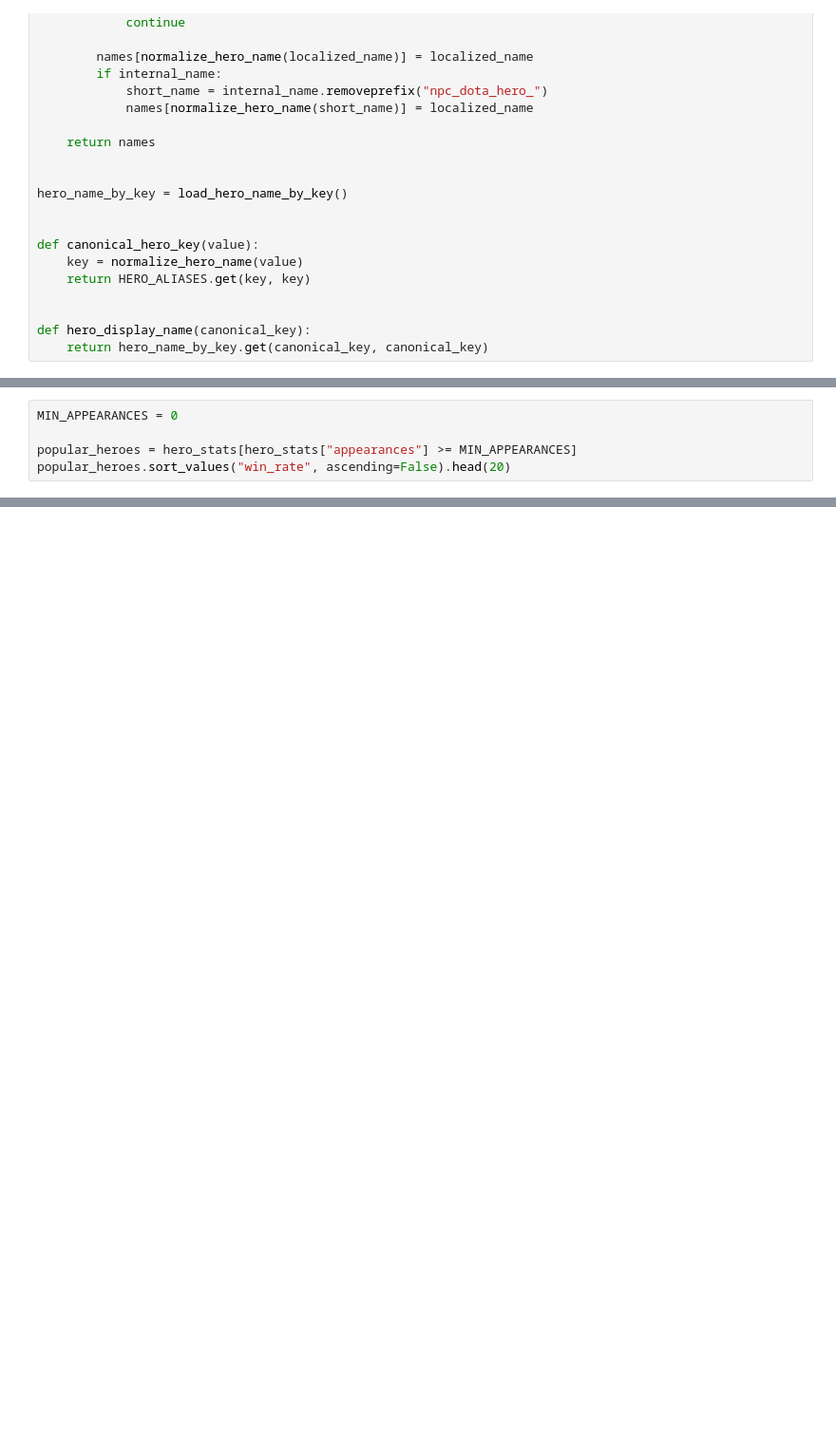
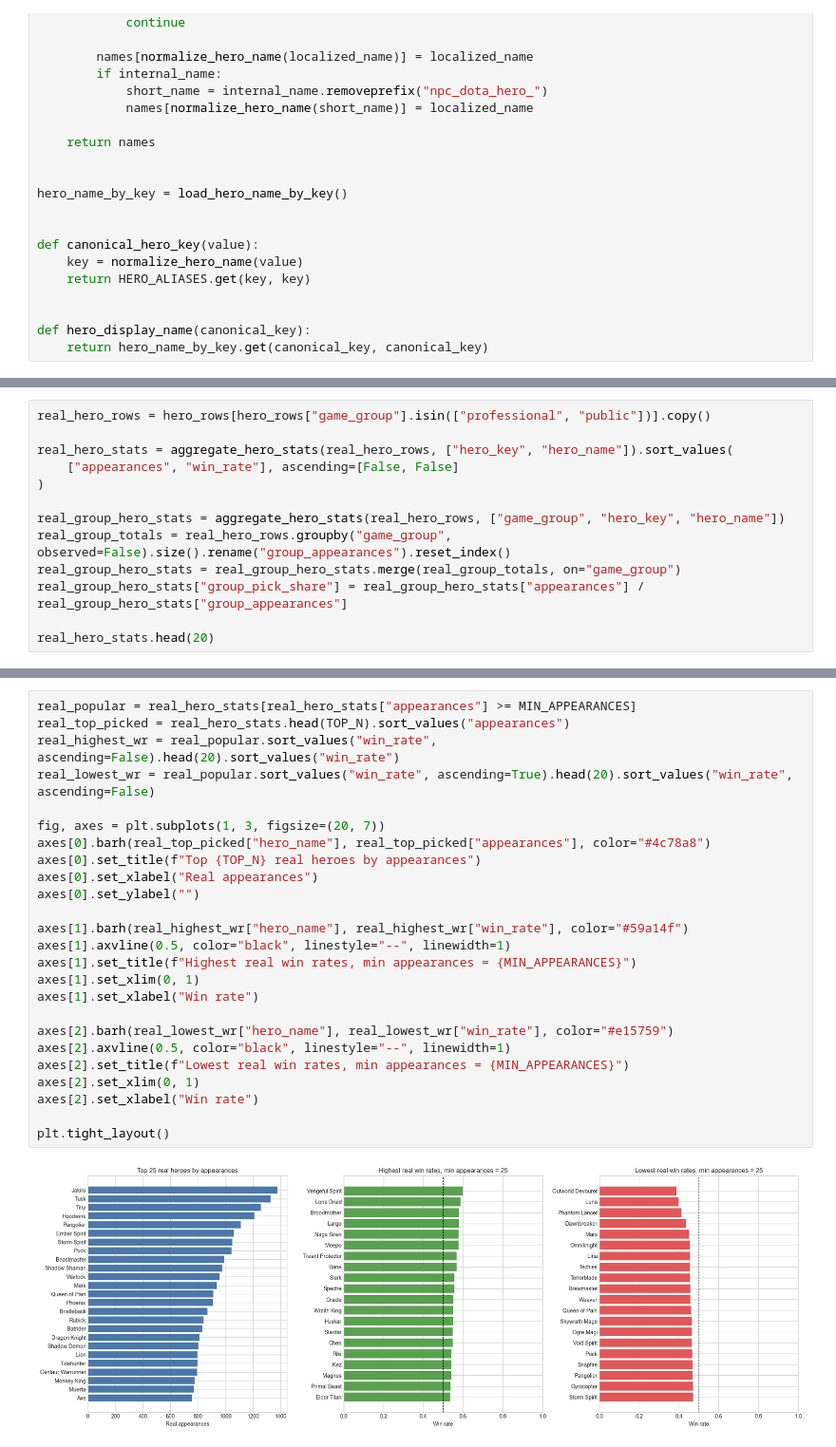
Before and after one commit to alwaysmeow/dota-predictor, a Jupyter notebook: notebooks/dataset_analysis.ipynb, the cells around one changed output, grey strips where cells are left out. Shown at 95% size. Saved outputs shown, nothing was run; the diff lists cells and outputs as text; blank space fills up the shorter version.

```diff
--- a/notebooks/dataset_analysis.ipynb
+++ b/notebooks/dataset_analysis.ipynb
@@ -201,5 +82,0 @@ summary
-# %%
-MIN_APPEARANCES = 0
-
-popular_heroes = hero_stats[hero_stats["appearances"] >= MIN_APPEARANCES]
-popular_heroes.sort_values("win_rate", ascending=False).head(20)
@@ -284,0 +240,13 @@ plt.tight_layout()
+# %%
+real_hero_rows = hero_rows[hero_rows["game_group"].isin(["professional", "public"])].copy()
+
+real_hero_stats = aggregate_hero_stats(real_hero_rows, ["hero_key", "hero_name"]).sort_values(
+    ["appearances", "win_rate"], ascending=[False, False]
+)
+
+real_group_hero_stats = aggregate_hero_stats(real_hero_rows, ["game_group", "hero_key", "hero_name"])
+real_group_totals = real_hero_rows.groupby("game_group", observed=False).size().rename("group_appearances").reset_index()
+real_group_hero_stats = real_group_hero_stats.merge(real_group_totals, on="game_group")
+real_group_hero_stats["group_pick_share"] = real_group_hero_stats["appearances"] / real_group_hero_stats["group_appearances"]
+
+real_hero_stats.head(20)
@@ -284,0 +271,27 @@ plt.tight_layout()
+# %%
+real_popular = real_hero_stats[real_hero_stats["appearances"] >= MIN_APPEARANCES]
+real_top_picked = real_hero_stats.head(TOP_N).sort_values("appearances")
+real_highest_wr = real_popular.sort_values("win_rate", ascending=False).head(20).sort_values("win_rate")
+real_lowest_wr = real_popular.sort_values("win_rate", ascending=True).head(20).sort_values("win_rate", ascending=False)
+
+fig, axes = plt.subplots(1, 3, figsize=(20, 7))
+axes[0].barh(real_top_picked["hero_name"], real_top_picked["appearances"], color="#4c78a8")
+axes[0].set_title(f"Top {TOP_N} real heroes by appearances")
+axes[0].set_xlabel("Real appearances")
+axes[0].set_ylabel("")
+
+axes[1].barh(real_highest_wr["hero_name"], real_highest_wr["win_rate"], color="#59a14f")
+axes[1].axvline(0.5, color="black", linestyle="--", linewidth=1)
+axes[1].set_title(f"Highest real win rates, min appearances = {MIN_APPEARANCES}")
+axes[1].set_xlim(0, 1)
+axes[1].set_xlabel("Win rate")
+
+axes[2].barh(real_lowest_wr["hero_name"], real_lowest_wr["win_rate"], color="#e15759")
+axes[2].axvline(0.5, color="black", linestyle="--", linewidth=1)
+axes[2].set_title(f"Lowest real win rates, min appearances = {MIN_APPEARANCES}")
+axes[2].set_xlim(0, 1)
+axes[2].set_xlabel("Win rate")
+
+plt.tight_layout()
+# %% [output]
+[figure, added]
```
Also changed, not shown: parts of 50 cells of this notebook, 4 other files.
